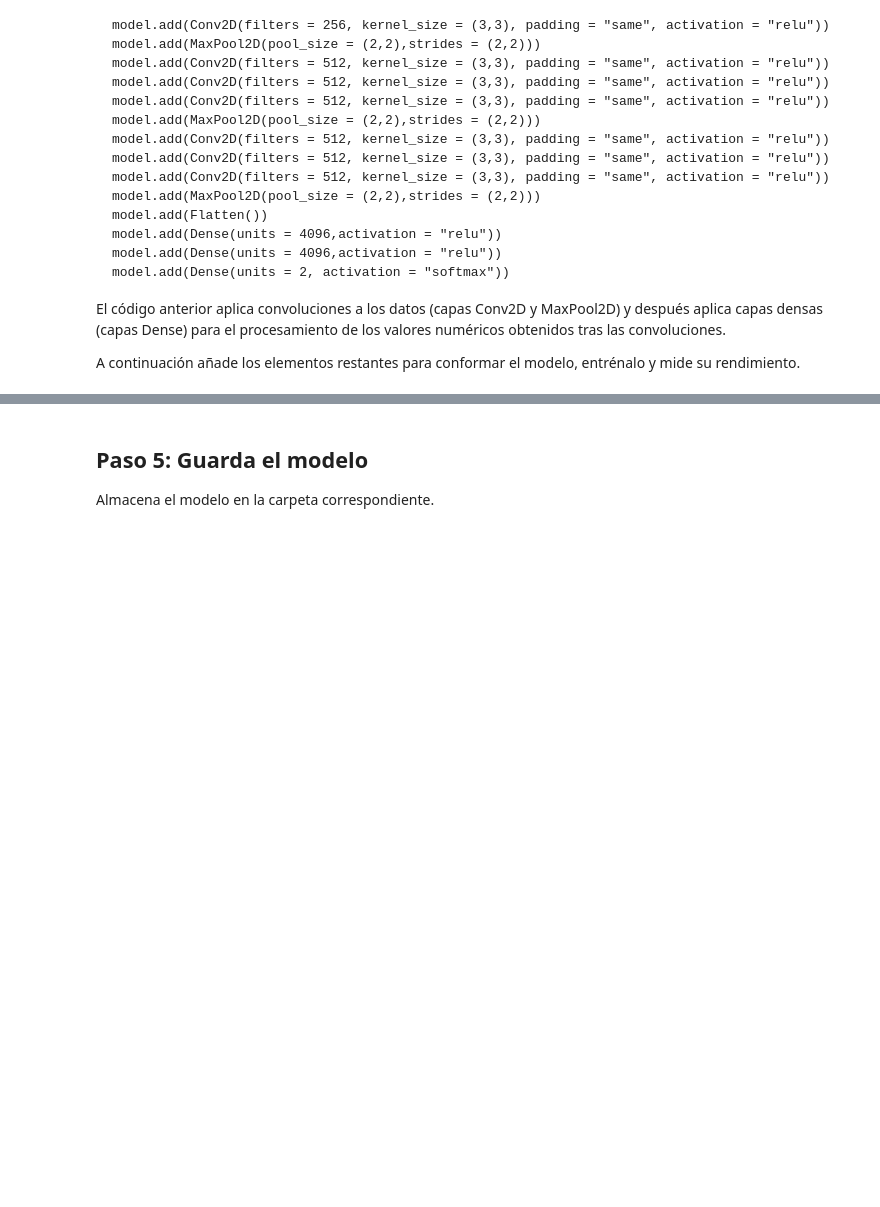
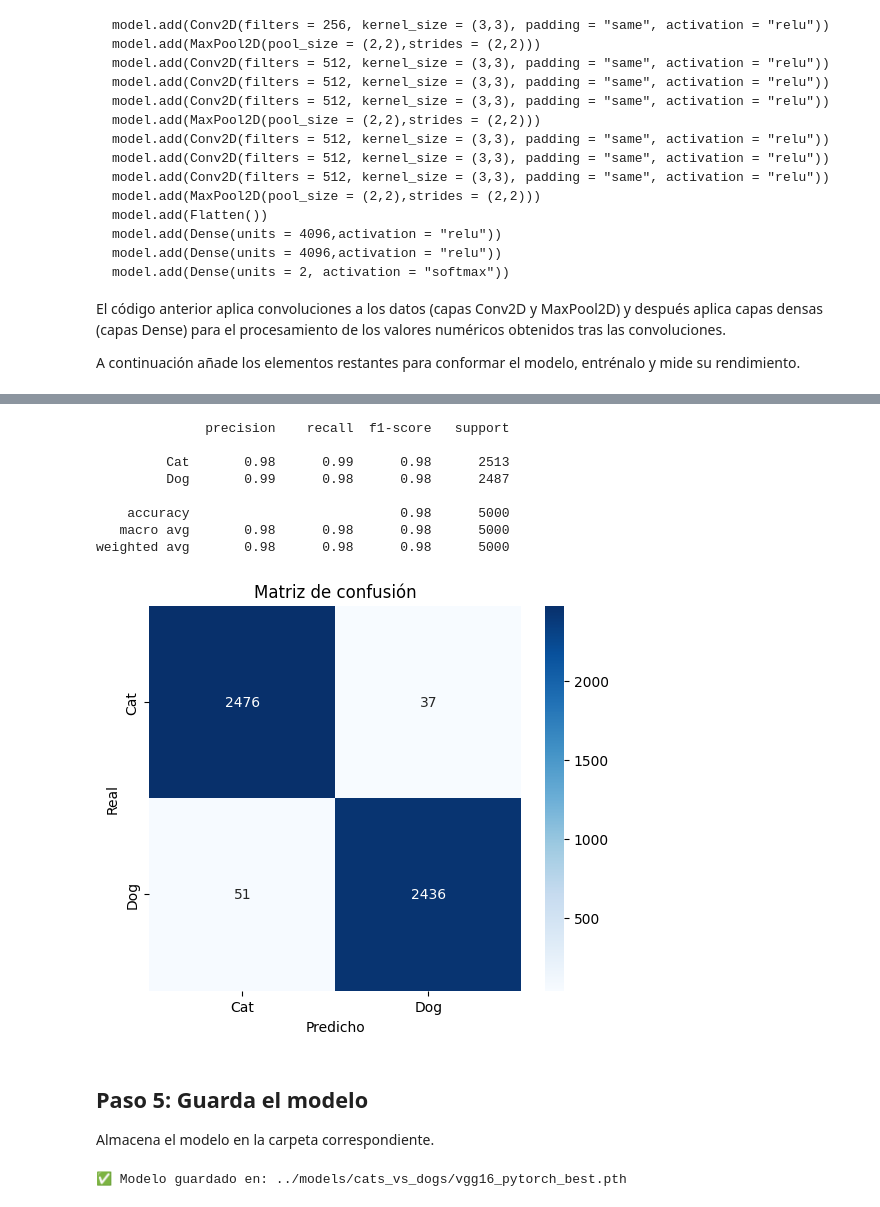
Before and after one commit to 4GeeksAcademy/ekbalam11-machine-learning, a Jupyter notebook: src/11-image-classifier-dogs-vs-cats.ipynb, the cells around one changed output, grey strips where cells are left out. Saved outputs shown, nothing was run; the diff lists cells and outputs as text; code cells hidden in the pictures; blank space fills up the shorter version.

Commit message:
feat: migración a PyTorch con VGG16 preentrenado - 98.24% val_accuracy

```diff
--- a/src/11-image-classifier-dogs-vs-cats.ipynb
+++ b/src/11-image-classifier-dogs-vs-cats.ipynb
@@ -233,0 +305,15 @@ Model: "sequential"
+# %%
+base_model = models.vgg16(weights=models.VGG16_Weights.IMAGENET1K_V1)
+
+# Congelar todas las capas convolucionales
+for param in base_model.features.parameters():
+    param.requires_grad = False
+
+# Reemplazar solo la última capa
+base_model.classifier[6] = nn.Linear(4096, 2)
+
+device = torch.device('cuda' if torch.cuda.is_available() else 'cpu')
+print(f"Dispositivo: {device} — {torch.cuda.get_device_name(0)}")
+
+model = base_model.to(device)
+summary(model, input_size=(3, 200, 200))
@@ -383,4 +445,45 @@ Carga el mejor modelo de los anteriores y utiliza el conjunto de test para hacer
+# %%
+# Cargar mejor modelo
+MODEL_PATH = "../models/vgg16_pytorch_best.pth"
+model.load_state_dict(torch.load(MODEL_PATH, map_location=device))
+model.eval()
+
+all_preds, all_labels = [], []
+with torch.no_grad():
+    for imgs, labels in tsdata:
+        imgs = imgs.to(device)
+        outputs = model(imgs)
+        preds = outputs.argmax(1).cpu().numpy()
+        all_preds.extend(preds)
+        all_labels.extend(labels.numpy())
+
+print(classification_report(all_labels, all_preds, target_names=['Cat', 'Dog']))
+
+cm = confusion_matrix(all_labels, all_preds)
+plt.figure(figsize=(6, 5))
+sns.heatmap(cm, annot=True, fmt='d', cmap='Blues',
+            xticklabels=['Cat', 'Dog'], yticklabels=['Cat', 'Dog'])
+plt.title('Matriz de confusión')
+plt.ylabel('Real')
+plt.xlabel('Predicho')
+plt.show()
+# %% [output]
+              precision    recall  f1-score   support
+
+         Cat       0.98      0.99      0.98      2513
+         Dog       0.99      0.98      0.98      2487
+
+    accuracy                           0.98      5000
+   macro avg       0.98      0.98      0.98      5000
+weighted avg       0.98      0.98      0.98      5000
+[figure, added]
 # %% [markdown]
 ## Paso 5: Guarda el modelo
 
 Almacena el modelo en la carpeta correspondiente.
+# %%
+MODEL_PATH = "../models/cats_vs_dogs/vgg16_pytorch_best.pth"
+torch.save(model.state_dict(), MODEL_PATH)
+print(f"✅ Modelo guardado en: {MODEL_PATH}")
+# %% [output]
+✅ Modelo guardado en: ../models/cats_vs_dogs/vgg16_pytorch_best.pth
```
Also changed, not shown: parts of 17 cells of this notebook, 1 other file.
